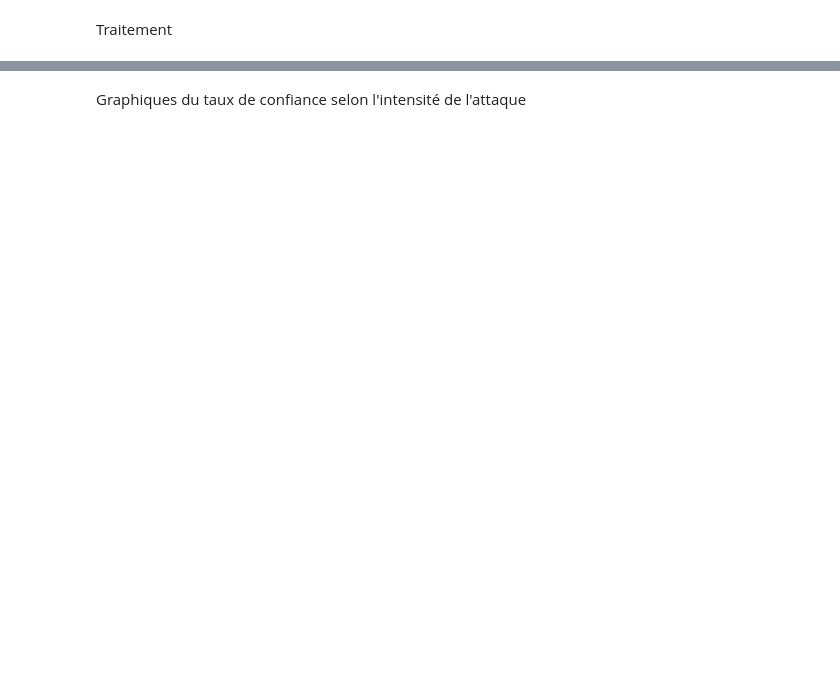
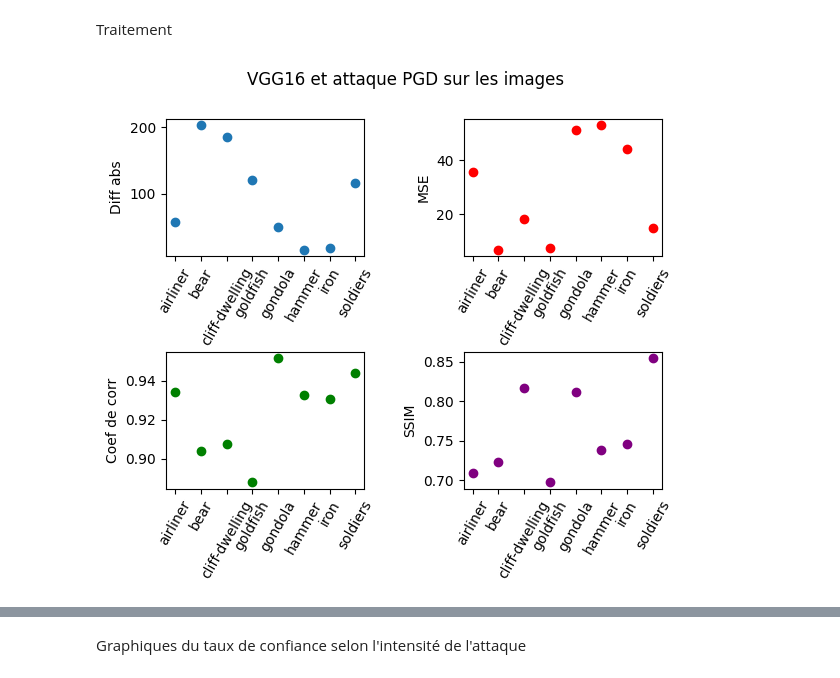
Before and after one commit to ArthurDelannoyazerty/S8-Explicability, a Jupyter notebook: final_dir/analysis_graph.ipynb, the cells around one changed output, grey strips where cells are left out. Drawn from its saved outputs; the diff is of its cells as text; code cells hidden in the pictures; blank space fills up the shorter version.

Commit message:
graphics done

```diff
--- a/final_dir/analysis_graph.ipynb
+++ b/final_dir/analysis_graph.ipynb
@@ -75 +92,21 @@ Toutes les Analyses de métriques
+# %%
+df = img_VGG16_PGD.groupby(img_VGG16_PGD.Objet).mean()
+fig, ((ax1, ax2), (ax3, ax4)) = plt.subplots(2, 2)
+fig.suptitle('VGG16 et attaque PGD sur les images')
+ax1.scatter(df.index.tolist(),df["Difference absolue"])
+ax1.set_ylabel("Diff abs")
+ax2.scatter(df.index.tolist(),df["MSE"], c = 'red')
+ax2.set_ylabel("MSE")
+ax3.scatter(df.index.tolist(),df["Coef de corrélation"], c = 'green')
+ax3.set_ylabel("Coef de corr")
+ax4.scatter(df.index.tolist(),df["SSIM"], c = 'purple')
+ax4.set_ylabel("SSIM")
+
+for ax in (ax1, ax2,ax3,ax4):
+    ax.tick_params(axis='x', rotation=60)
+
+plt.subplots_adjust(hspace=0.7)
+plt.subplots_adjust(wspace=0.5)
+# %% [output]
+[figure, added]
 # %%
```
Also changed, not shown: parts of 28 cells of this notebook, 2 other files.
